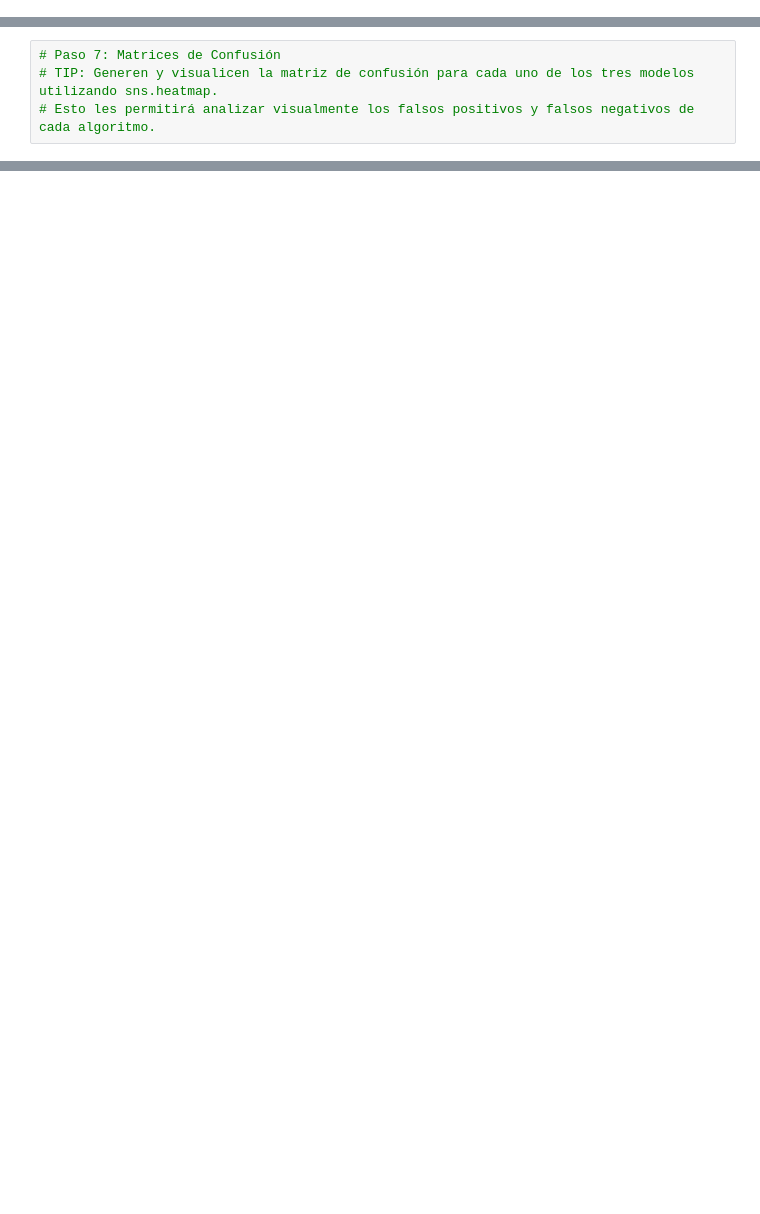
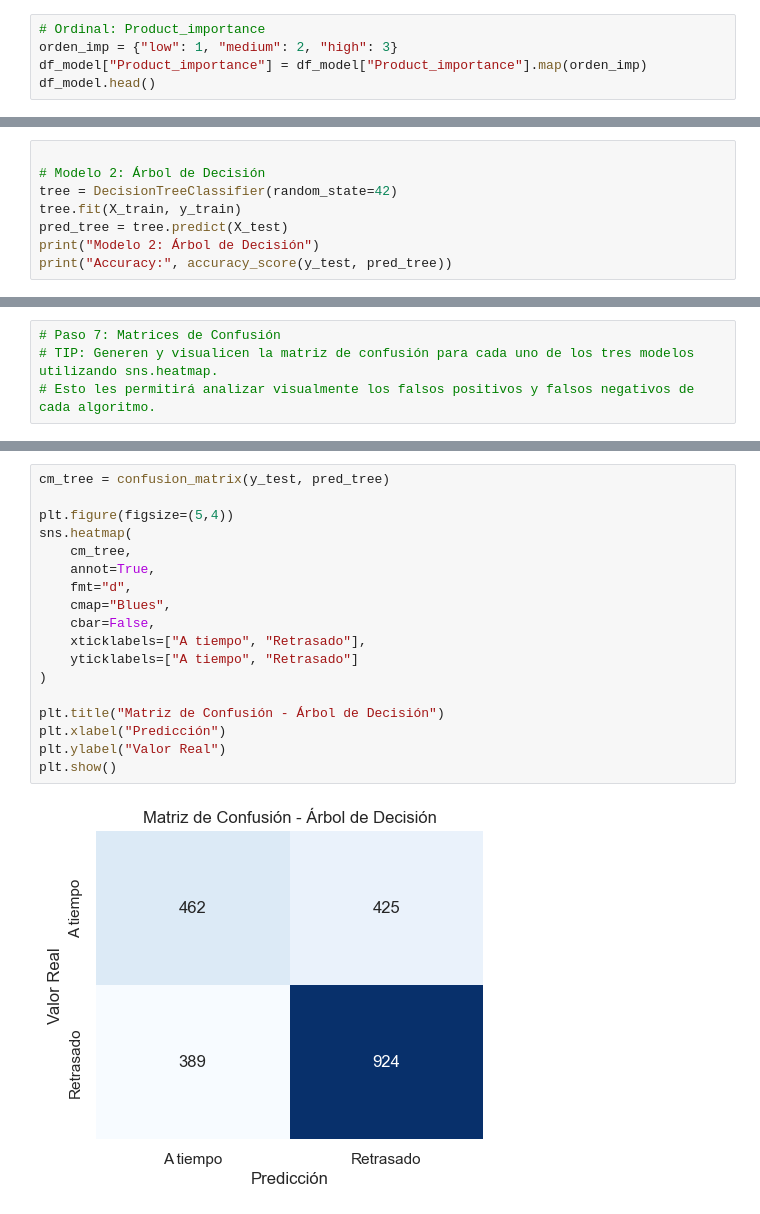
Before and after one commit to zlopezr/BootcampDataScience_ZaidaLopez, a Jupyter notebook: Taller_05_Aprendizaje_supervisado/Clasificación - Caso aplicado Logística.ipynb, the cells around one changed output, grey strips where cells are left out. Cells and saved outputs as stored; diff of their text form; blank space fills up the shorter version.

```diff
--- a/Taller_05_Aprendizaje_supervisado/Clasificación - Caso aplicado Logística.ipynb
+++ b/Taller_05_Aprendizaje_supervisado/Clasificación - Caso aplicado Logística.ipynb
@@ -118,0 +107,5 @@ En esta sección deben transformar las variables categóricas en formatos numér
+# %%
+# Ordinal: Product_importance
+orden_imp = {"low": 1, "medium": 2, "high": 3}
+df_model["Product_importance"] = df_model["Product_importance"].map(orden_imp)
+df_model.head()
@@ -137,0 +192,8 @@ Deben seleccionar, entrenar y evaluar tres algoritmos de clasificación distinto
+# %%
+
+# Modelo 2: Árbol de Decisión
+tree = DecisionTreeClassifier(random_state=42)
+tree.fit(X_train, y_train)
+pred_tree = tree.predict(X_test)
+print("Modelo 2: Árbol de Decisión")
+print("Accuracy:", accuracy_score(y_test, pred_tree))
@@ -151,0 +295,20 @@ Generen las métricas y las gráficas solicitadas para contrastar el rendimiento
+# %%
+cm_tree = confusion_matrix(y_test, pred_tree)
+
+plt.figure(figsize=(5,4))
+sns.heatmap(
+    cm_tree,
+    annot=True,
+    fmt="d",
+    cmap="Blues",
+    cbar=False,
+    xticklabels=["A tiempo", "Retrasado"],
+    yticklabels=["A tiempo", "Retrasado"]
+)
+
+plt.title("Matriz de Confusión - Árbol de Decisión")
+plt.xlabel("Predicción")
+plt.ylabel("Valor Real")
+plt.show()
+# %% [output]
+[figure, added]
```
Also changed, not shown: parts of 23 cells of this notebook.
